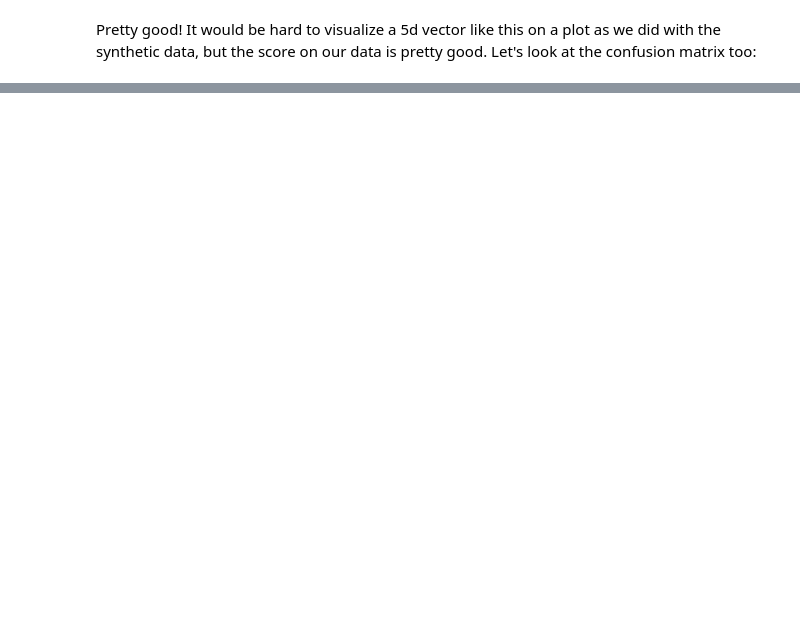
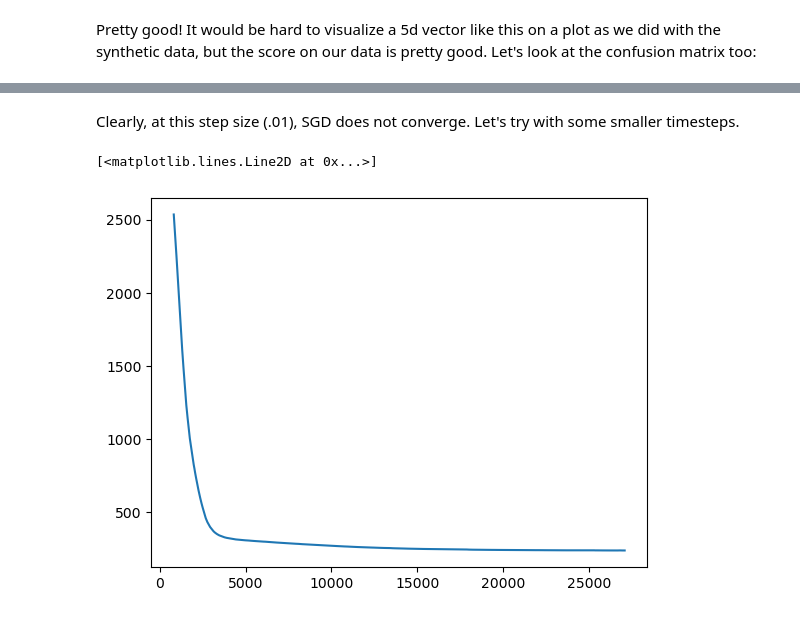
Before and after one commit to ellisterling/ellisterling.github.io, a Jupyter notebook: posts/newton/index.ipynb, the cells around one changed output, grey strips where cells are left out. Drawn from its saved outputs; the diff is of its cells as text; code cells hidden in the pictures; blank space fills up the shorter version.

```diff
--- a/posts/newton/index.ipynb
+++ b/posts/newton/index.ipynb
@@ -329,0 +323,18 @@ plt.plot(sgd_loss)
+# %% [markdown]
+Clearly, at this step size (.01), SGD does not converge. Let's try with some smaller timesteps.
+# %%
+adam = AdamOptimizer()
+adam_loss = []
+# %%
+t = 1
+loss = torch.inf
+while loss >= 240 or torch.isnan(loss):
+    loss = adam.loss(X_train_tensor, y_train_tensor)
+    adam_loss.append(loss)
+    adam.step(X_train_tensor, y_train_tensor, 10, 0.0001, 0.9, 0.999, t)
+    t += 1
+# %%
+plt.plot(adam_loss)
+# %% [output]
+[<matplotlib.lines.Line2D at 0x...>]
+[figure, added]
```
Also changed, not shown: parts of 59 cells of this notebook, 16 other files.
